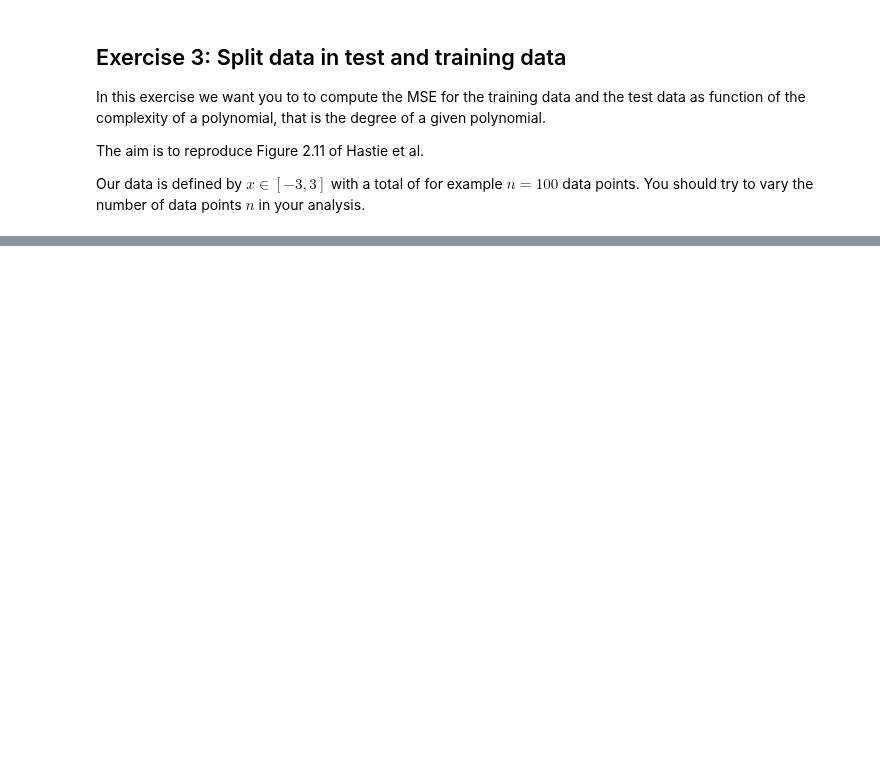
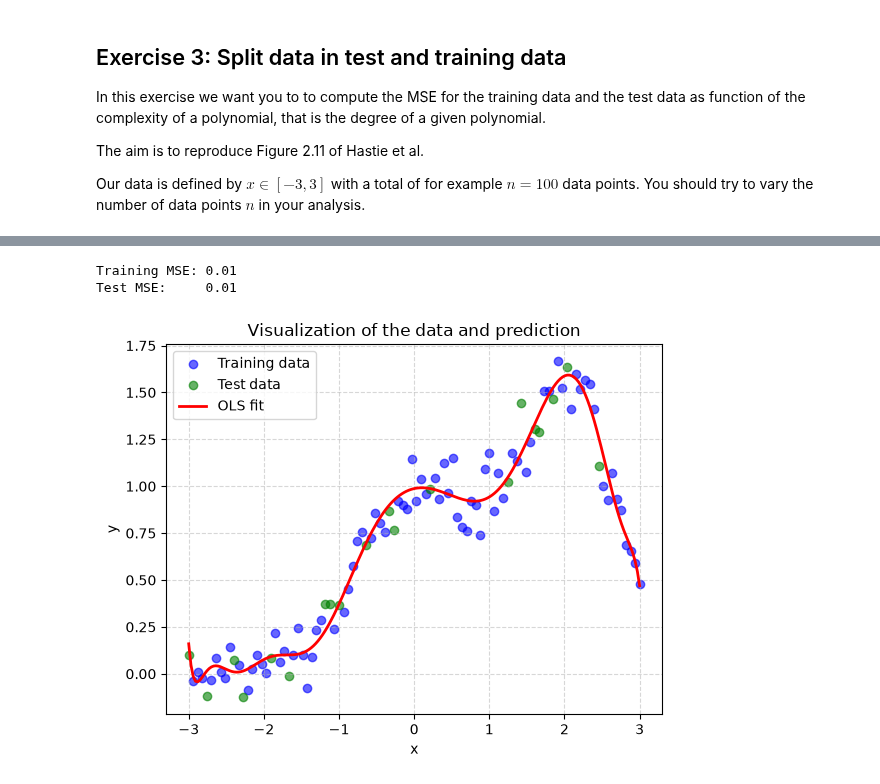
Before and after one commit to SigurdRiseth/FYS-STK4155-exercises, a Jupyter notebook: week34/solution.ipynb, the cells around one changed output, grey strips where cells are left out. Saved outputs shown, nothing was run; the diff lists cells and outputs as text; code cells hidden in the pictures; blank space fills up the shorter version.

```diff
--- a/week34/solution.ipynb
+++ b/week34/solution.ipynb
@@ -126,0 +217,43 @@ y = np.exp(-x**2) + 1.5 * np.exp(-(x-2)**2)+ np.random.normal(0, 0.1, x.shape)
+# %%
+# Create design matrix X of degree 15
+degree = 15
+X_15 = np.column_stack([x**i for i in range(degree + 1)])
+
+# Split dataset into training and test data
+X_train_15, X_test_15, y_train_15, y_test_15 = train_test_split(X_15, y, test_size=0.2, random_state=42)
+
+# Fit regression model
+theta_15 = ols(X_train_15, y_train_15)
+
+def mse(y, y_tilde):
+    return np.mean((y-y_tilde)**2)
+
+y_train_tilde_15 = X_train_15 @ theta_15
+y_test_tilde_15  = X_test_15 @ theta_15
+
+mse_train_15 = mse(y_train_15, y_train_tilde_15)
+mse_test_15  = mse(y_test_15, y_test_tilde_15)
+
+print(f"Training MSE: {mse_train_15:.2f}")
+print(f"Test MSE:     {mse_test_15:.2f}")
+# %% [output]
+Training MSE: 0.01
+Test MSE:     0.01
+# %%
+plt.scatter(X_train_15[:, 1], y_train_15, color='blue', alpha=0.6, label='Training data')
+plt.scatter(X_test_15[:, 1], y_test_15, color='green', alpha=0.6, label='Test data')
+
+x_grid = np.linspace(x.min(), x.max(), 200).reshape(-1, 1)
+X_grid = np.column_stack([x_grid**i for i in range(degree + 1)])
+y_grid = X_grid @ theta_15
+plt.plot(x_grid, y_grid, color='red', linewidth=2, label='OLS fit')
+
+plt.title('Visualization of the data and prediction')
+plt.xlabel('x')
+plt.ylabel('y')
+plt.legend()
+plt.grid(True, linestyle='--', alpha=0.5)
+
+plt.show()
+# %% [output]
+[figure, added]
```
Also changed, not shown: parts of 12 cells of this notebook, 1 other file.
